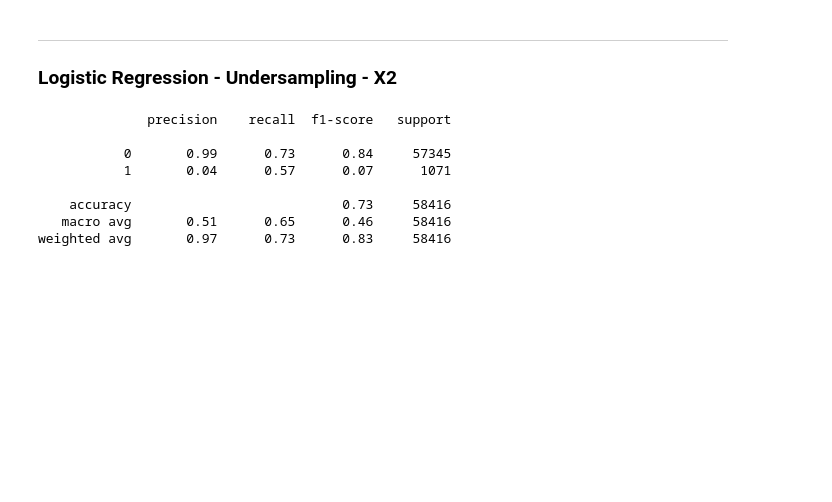
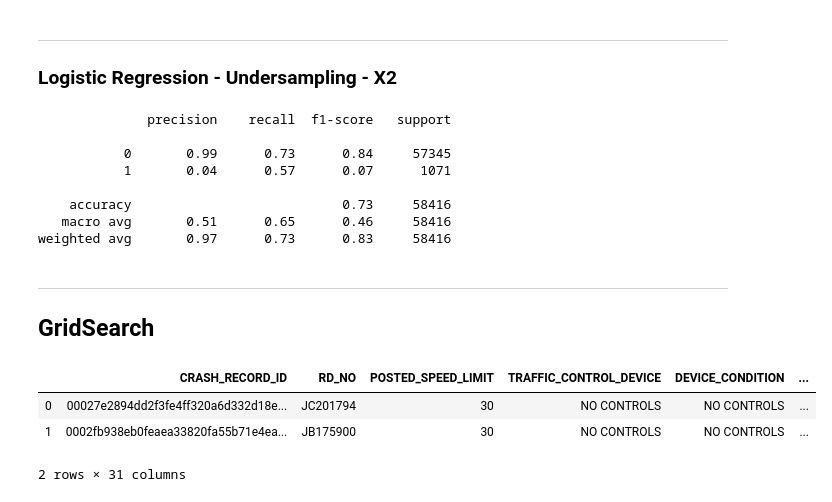
Before and after one commit to Morgan-Sell/chi-traffic-accidents, a Jupyter notebook: chi-transport-v2.ipynb, the cells around one changed output. Cells and saved outputs as stored; diff of their text form; code cells hidden in the pictures; blank space fills up the shorter version.

```diff
--- a/chi-transport-v2.ipynb
+++ b/chi-transport-v2.ipynb
@@ -942,3 +985,13 @@ print(classification_report(y_2_test.ravel(), y_2_pred_log))
     accuracy                           0.73     58416
    macro avg       0.51      0.65      0.46     58416
 weighted avg       0.97      0.73      0.83     58416
+# %% [markdown]
+---
+## GridSearch
+# %%
+accidents2.head(2)
+# %% [output]
+|  | CRASH_RECORD_ID | RD_NO | POSTED_SPEED_LIMIT | TRAFFIC_CONTROL_DEVICE | DEVICE_CONDITION | ... |
+| 0 | 00027e2894dd2f3fe4ff320a6d332d18e... | JC201794 | 30 | NO CONTROLS | NO CONTROLS | ... |
+| 1 | 0002fb938eb0feaea33820fa55b71e4ea... | JB175900 | 30 | NO CONTROLS | NO CONTROLS | ... |
+2 rows × 31 columns
```
Also changed, not shown: parts of 17 cells of this notebook.
